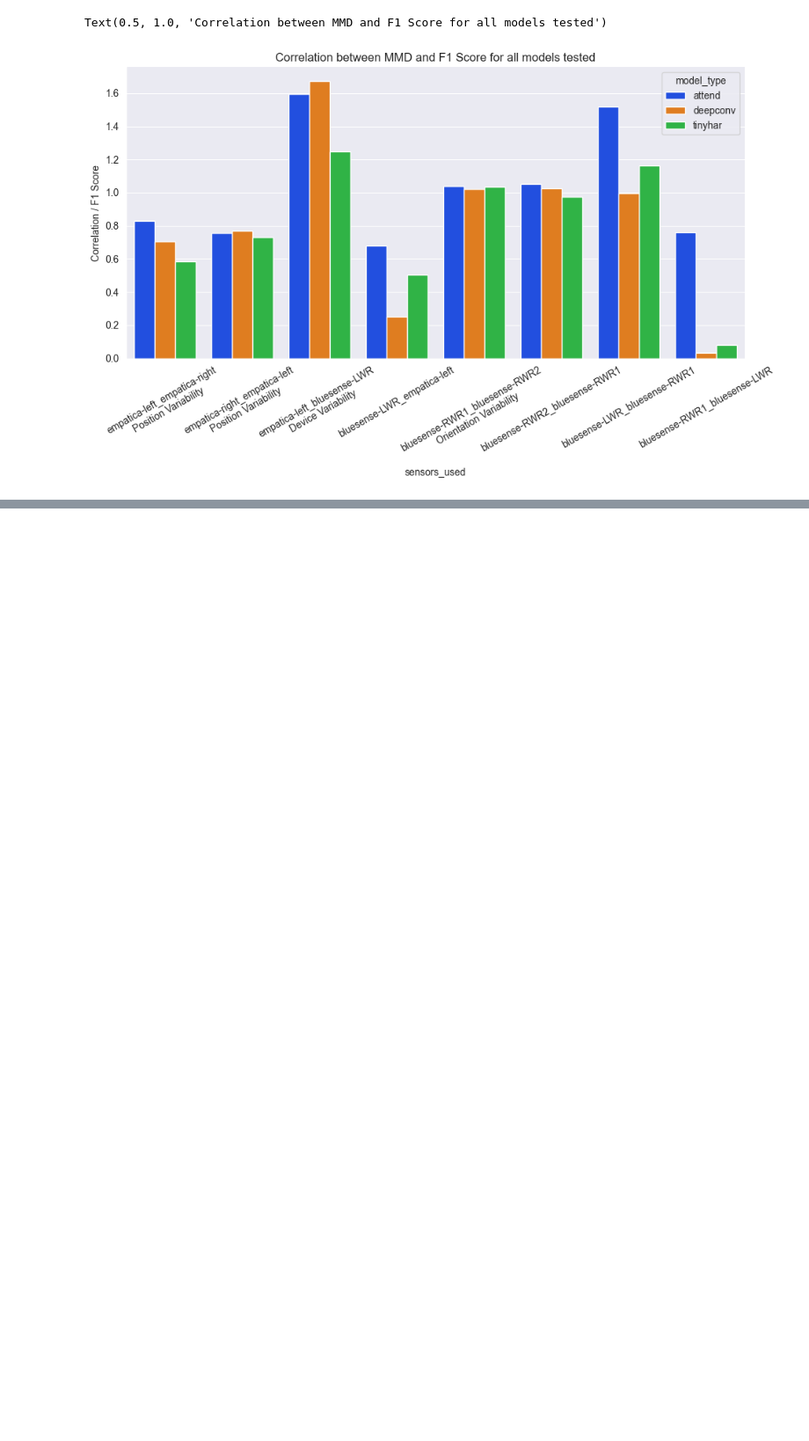
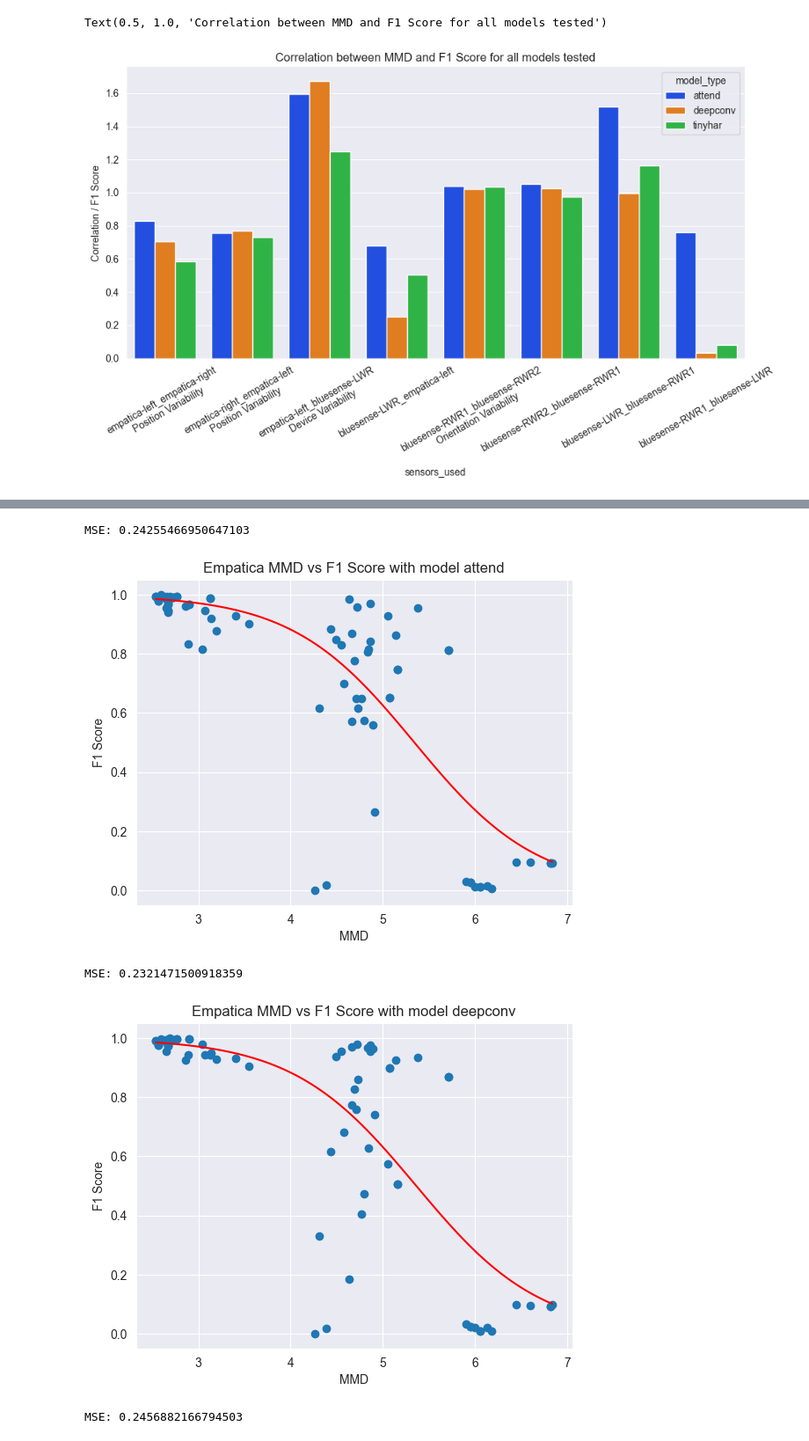
Before and after one commit to Gr33nMayhem/PERCOM_Variability_Research, a Jupyter notebook: notebooks/results_notebook/graph_creation_with_mmd.ipynb, the cells around one changed output, grey strips where cells are left out. Shown at 88% size. Saved outputs shown, nothing was run; the diff lists cells and outputs as text; code cells hidden in the pictures; blank space fills up the shorter version.

```diff
--- a/notebooks/results_notebook/graph_creation_with_mmd.ipynb
+++ b/notebooks/results_notebook/graph_creation_with_mmd.ipynb
@@ -595,0 +978,67 @@ Text(0.5, 1.0, 'Correlation between MMD and F1 Score for all models tested')
+# %%
+# extract only the emaptica data from all_data
+empatica_data = all_data[all_data['device_config'].str.contains('E')]
+# remove any config with bluesense
+empatica_data = empatica_data[~empatica_data['device_config'].str.contains('B')]
+
+for model in ['attend', 'deepconv', 'tinyhar']:
+    data_to_use = empatica_data[empatica_data['model_type'] == model]
+    # get x data and y data
+    x_data = data_to_use['mmd']
+    x_data = np.array(x_data)
+    y_data = data_to_use['f1']
+    y_data = np.array(y_data)
+
+    # normalise between 1 and 0
+    y_data = ((y_data - min(y_data)) / (max(y_data) - min(y_data)))
+
+    # Instantiate the model
+    model_log = LogisticRegressionModel()
+    X = torch.tensor(x_data).float().view(-1, 1)
+    y = torch.tensor(y_data).float().view(-1, 1)
+
+    # Define loss function (Mean Squared Error)
+    criterion = nn.MSELoss()
+
+    # Define the optimizer (Stochastic Gradient Descent)
+    optimizer = optim.SGD(model_log.parameters(), lr=0.1)
+
+    # Training loop
+    num_epochs = 50000
+    for epoch in range(num_epochs):
+        # Forward pass: Compute predicted y by passing X to the model
+        y_pred = model_log(X)
+
+        # Compute and print loss
+        loss = criterion(y_pred, y)
+
+        # Zero gradients, perform a backward pass, and update the weights.
+        optimizer.zero_grad()  # Clear the gradients
+        loss.backward()        # Backpropagation
+        optimizer.step()       # Update the parameters
+
+        # if (epoch+1) % 100 == 0:  # Print loss every 100 epochs
+        #     print(f'Epoch [{epoch+1}/{num_epochs}], Loss: {loss.item():.4f}')
+
+    # Generate fitted curve data
+    x_fit = np.linspace(min(x_data), max(x_data), 80)
+    y_fit = model_log(torch.tensor(x_fit).float().view(-1, 1)).detach().numpy()
+
+    # print the MSE
+    print('MSE:', mean_squared_error(y_data, y_fit))
+
+    plt.plot(x_fit, y_fit, color='red', label='Fitted Logistic Curve')
+
+    # plot as scatter plot
+    plt.scatter(x_data, y_data)
+
+    plt.xlabel('MMD')
+    plt.ylabel('F1 Score')
+    plt.title('Empatica MMD vs F1 Score with model ' + model)
+    plt.show()
+# %% [output]
+MSE: 0.24255466950647103
+[figure, added]
+MSE: 0.2321471500918359
+[figure, added]
+MSE: 0.2456882166794503
```
Also changed, not shown: parts of 30 cells of this notebook, 4 other files.
